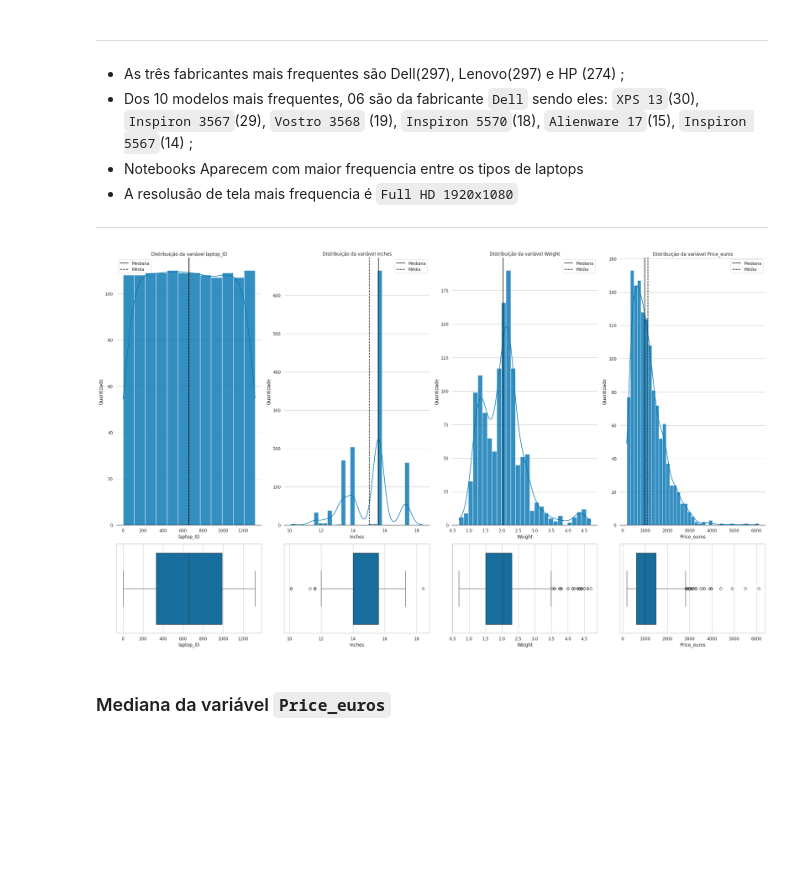
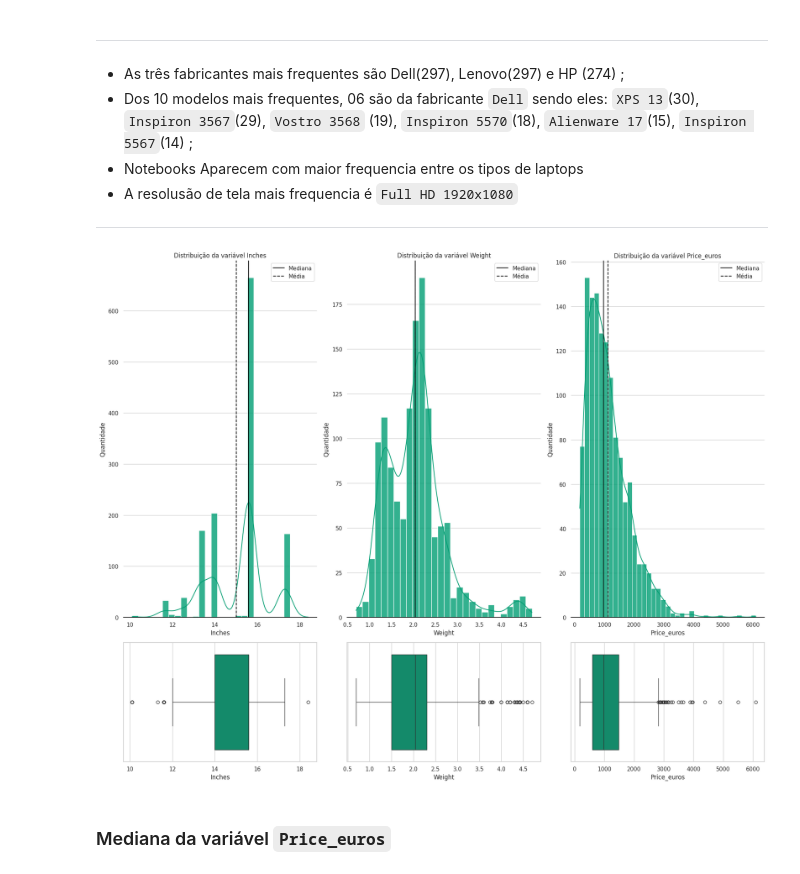
Before and after one commit to JNarimatsu/Bootcamp_Avanti_2025.3, a Jupyter notebook: Entrega_01_analise_exploratoria_de_dados_XI.ipynb, the cells around one changed output. Saved outputs shown, nothing was run; the diff lists cells and outputs as text; code cells hidden in the pictures; blank space fills up the shorter version.

```diff
--- a/Entrega_01_analise_exploratoria_de_dados_XI.ipynb
+++ b/Entrega_01_analise_exploratoria_de_dados_XI.ipynb
@@ -20,17 +20,6 @@ from scipy import stats as st
 from matplotlib import pyplot as plt
 import seaborn as sns
 from IPython.display import Markdown
-
-#Este trecho de código configura o estilo visual para os gráficos criados usando a biblioteca seaborn.
-# sns.set_style("whitegrid")
-sns.set_theme(style="whitegrid", palette="colorblind")
-
-palette_dict = {
-    'day': 'Set1',   # Exemplo de paleta para 'day'
-    'time': 'Dark2', # Exemplo de paleta para 'time'
-    'smoker': 'coolwarm', # Paleta para 'smoker'
-    'sex': 'Pastel1',   # Paleta para 'sex'
-}
 # %%
 # @title Leitura do conjunto de dados
 df_prices_latop = pd.read_csv(
@@ -403,27 +388,25 @@ array(['Apple', 'HP', 'Acer', 'Asus', 'Dell', 'Lenovo', 'Chuwi', 'MSI',
 # @title Variáveis qualitativas
 variaveis_qualitativas = df_dict_prices.query("tipo == 'qualitativa'").variavel.to_list()
 
-# Seleciona apenas as 4 primeiras variáveis qualitativas para plotar no grid
+
 variaveis_para_plotar = variaveis_qualitativas[:4]
 
 fig, axes = plt.subplots(figsize=(20, 10), ncols=2, nrows=2)
 axes = axes.flatten()
 
 for i, variavel in enumerate(variaveis_para_plotar):
-    order = df_prices_latop[variavel].value_counts().index[:10] # Top 10 para evitar sobrecarga
-    # Criar a figura
-    ax = sns.countplot(df_prices_latop, y=variavel, ax=axes[i], order=order, alpha=.8)
+    order = df_prices_latop[variavel].value_counts().index[:10]
+    aax = sns.countplot(df_prices_latop, y=variavel, hue=variavel, ax=axes[i], order=order, alpha=.8, palette='crest', legend=False)
     ax.bar_label(ax.containers[0], fmt="%d", color="white", label_type="center")
     ax.set(title=f"Distribuição da variável {variavel}", xlabel="Quantidade")
     for side in ["bottom", "top", "right"]:
         ax.spines[side].set_visible(False)
     ax.spines["left"].set_color("black")
 
-# Remove eixos não utilizados se houver menos de 4 variáveis plotadas
 for j in range(i + 1, len(axes)):
     fig.delaxes(axes[j])
 
 
-plt.tight_layout()
+plt.tight_layout();
 plt.show()
 # %% [output]
@@ -440,30 +423,37 @@ plt.show()
 # %%
 # @title Variáveis quantitativas
 variaveis_quantitativas = df_dict_prices.query("tipo == 'quantitativa'").variavel.to_list()
+variaveis_quantitativas = [v for v in variaveis_quantitativas if v != 'laptop_ID']
+
 
 fig, axes = plt.subplots(figsize=(25, 15), ncols=4, nrows=2, gridspec_kw={"height_ratios": [3, 1]})
 axes = axes.flatten()
 
+ncols = 4
+
 for i, variavel in enumerate(variaveis_quantitativas):
-    # Plotando histogramas na linha superior (índices 0 a 3 no array achatado)
-    ax = sns.histplot(data=df_prices_latop, x=variavel, ax=axes[i], kde=True, alpha=.8)
+    ax = sns.histplot(data=df_prices_latop, x=variavel, ax=axes[i], kde=True, alpha=.8, color='#009E73')
     ax.axvline(df_prices_latop[variavel].median(), color="black", label="Mediana")
     ax.axvline(df_prices_latop[variavel].mean(), color="black", linestyle="--", label="Média")
     ax.set(title=f"Distribuição da variável {variavel}", ylabel="Quantidade")
     ax.legend()
     ax.spines["bottom"].set_color("black")
     ax.grid(False, axis="x")
     for side in ["left", "top", "right"]:
         ax.spines[side].set_visible(False)
 
-    # Plotando boxplots na linha inferior (índices 4 a 7 no array achatado)
-    ax = sns.boxplot(data=df_prices_latop, x=variavel, ax=axes[i + len(variaveis_quantitativas)])
-    ax.set(xlabel=variavel) # Define o rótulo do eixo x para os boxplots
+    ax = sns.boxplot(data=df_prices_latop, x=variavel, ax=axes[i + ncols], color='#009E73')
+    ax.set(xlabel=variavel)
+
+
+fig.delaxes(axes[3])
+fig.delaxes(axes[7])
+
 
 plt.tight_layout()
 plt.show()
 # %% [output]
-[figure, old version]
+[figure, new version]
 # %%
 mediana_prices = df_prices_latop['Price_euros'].median()
 display(Markdown("### Mediana da variável `Price_euros`"))
```
Also changed, not shown: parts of 20 cells of this notebook.
